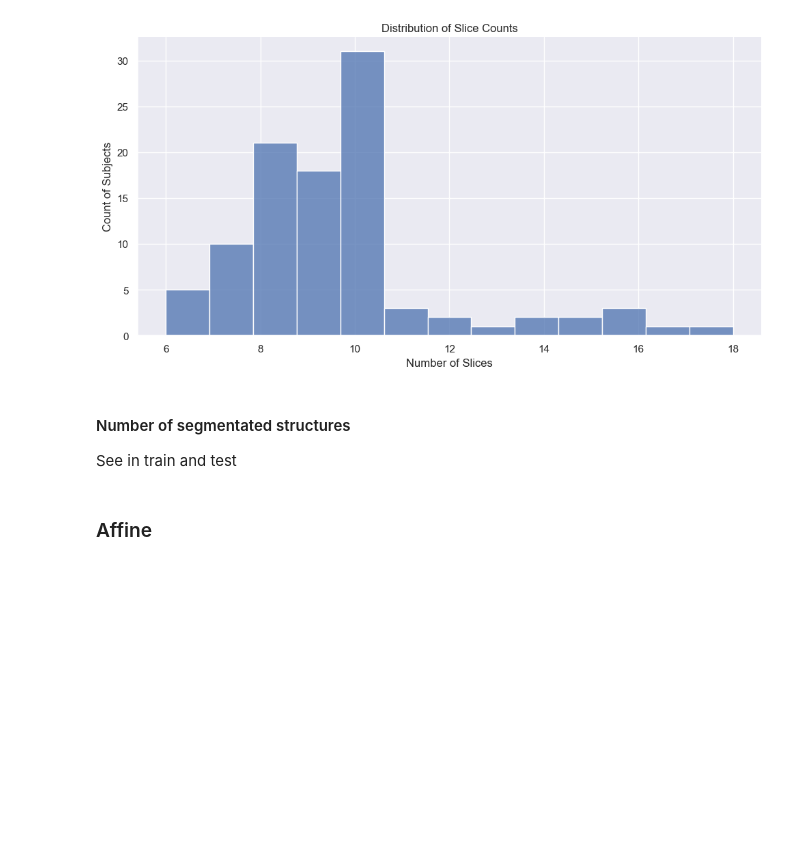
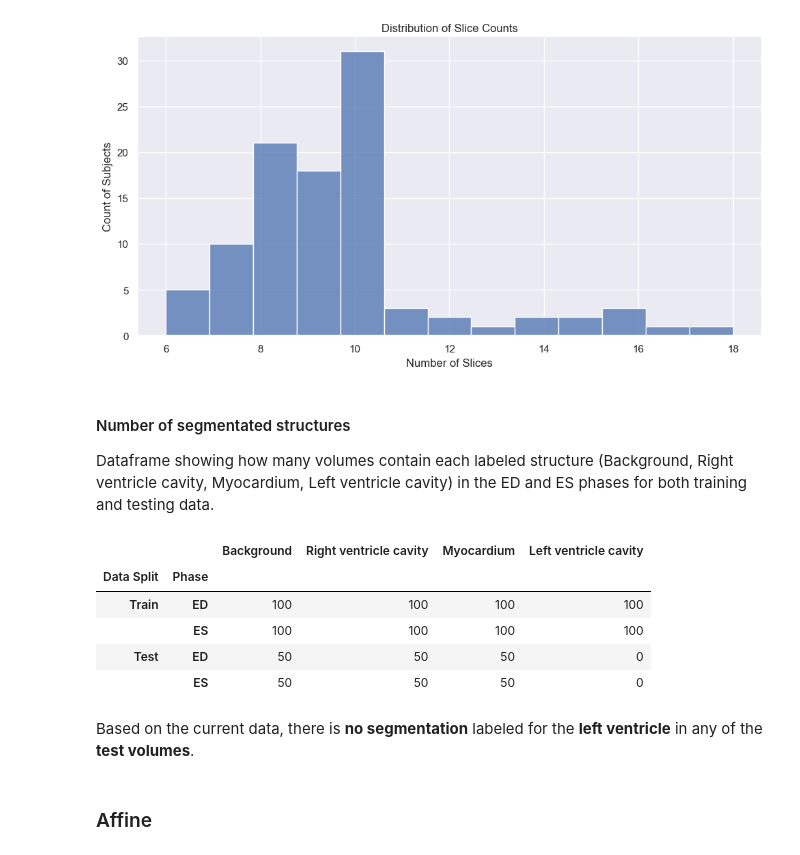
Before and after one commit to marianaolm/Cardiac-Pathology-Prediction, a Jupyter notebook: Challenge.ipynb, the cells around one changed output. Cells and saved outputs as stored; diff of their text form; code cells hidden in the pictures; blank space fills up the shorter version.

```diff
--- a/Challenge.ipynb
+++ b/Challenge.ipynb
@@ -286,7 +287,83 @@ All subjects have matching slice counts for ED, ES, and segmentations.
 [figure]
 # %% [markdown]
 #### Number of segmentated structures
-See in train and test
+Dataframe showing how many volumes contain each labeled structure (Background, Right ventricle cavity, Myocardium, Left ventricle cavity) in the ED and ES phases for both training and testing data.
+# %%
+train_ed_layer_counts = np.zeros(4, dtype=int)
+train_es_layer_counts = np.zeros(4, dtype=int)
+test_ed_layer_counts  = np.zeros(4, dtype=int)
+test_es_layer_counts  = np.zeros(4, dtype=int)
+
+dict_layers = {
+    '0': 'Background',
+    '1': 'Right ventricle cavity',
+    '2': 'Myocardium',
+    '3': 'Left ventricle cavity'
+}
+
+labels = [0, 1, 2, 3]
+layer_names = [dict_layers[str(l)] for l in labels]
+
+for index in list_keys_train:
+    subject_data = nifti_train_dict[index]
+    ed_img, es_img, ed_seg, es_seg = get_volumetric_image(subject_data)
+
+    # Check presence of each label in ED / ES
+    unique_ed = np.unique(ed_seg)
+    unique_es = np.unique(es_seg)
+
+    for label in labels:
+        if label in unique_ed:
+            train_ed_layer_counts[label] += 1
+        if label in unique_es:
+            train_es_layer_counts[label] += 1
+
+for index in list_keys_test:
+    subject_data = nifti_test_dict[index]
+    ed_img, es_img, ed_seg, es_seg = get_volumetric_image(subject_data)
+
+    unique_ed = np.unique(ed_seg)
+    unique_es = np.unique(es_seg)
+
+    for label in labels:
+        if label in unique_ed:
+            test_ed_layer_counts[label] += 1
+        if label in unique_es:
+            test_es_layer_counts[label] += 1
+
+data_array = [
+    train_ed_layer_counts,
+    train_es_layer_counts,
+    test_ed_layer_counts,
+    test_es_layer_counts
+]
+
+row_index = pd.MultiIndex.from_tuples(
+    [
+        ("Train", "ED"),
+        ("Train", "ES"),
+        ("Test",  "ED"),
+        ("Test",  "ES")
+    ],
+    names=["Data Split", "Phase"]
+)
+
+df_seg_counts = pd.DataFrame(
+    data=data_array,
+    index=row_index,
+    columns=layer_names
+)
+
+display(df_seg_counts)
+# %% [output]
+|  |  | Background | Right ventricle cavity | Myocardium | Left ventricle cavity |
+| Data Split | Phase |  |  |  |  |
+| Train | ED | 100 | 100 | 100 | 100 |
+|  | ES | 100 | 100 | 100 | 100 |
+| Test | ED | 50 | 50 | 50 | 0 |
+|  | ES | 50 | 50 | 50 | 0 |
+# %% [markdown]
+Based on the current data, there is **no segmentation** labeled for the **left ventricle** in any of the **test volumes**.
 # %% [markdown]
 ### Affine
 # %% [markdown]
```
Also changed, not shown: parts of 11 cells of this notebook.
